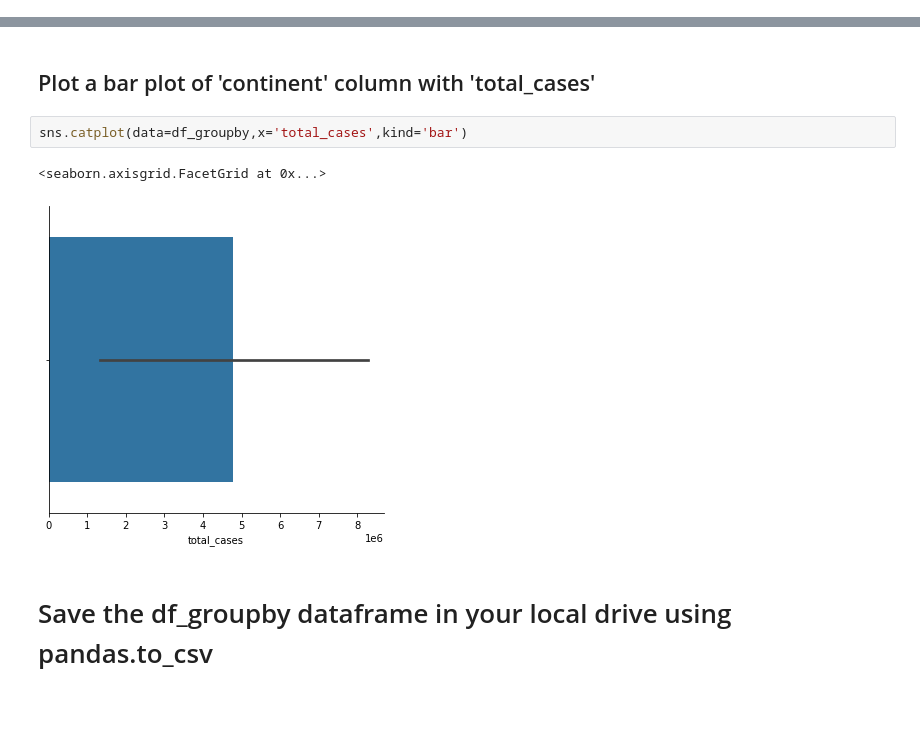
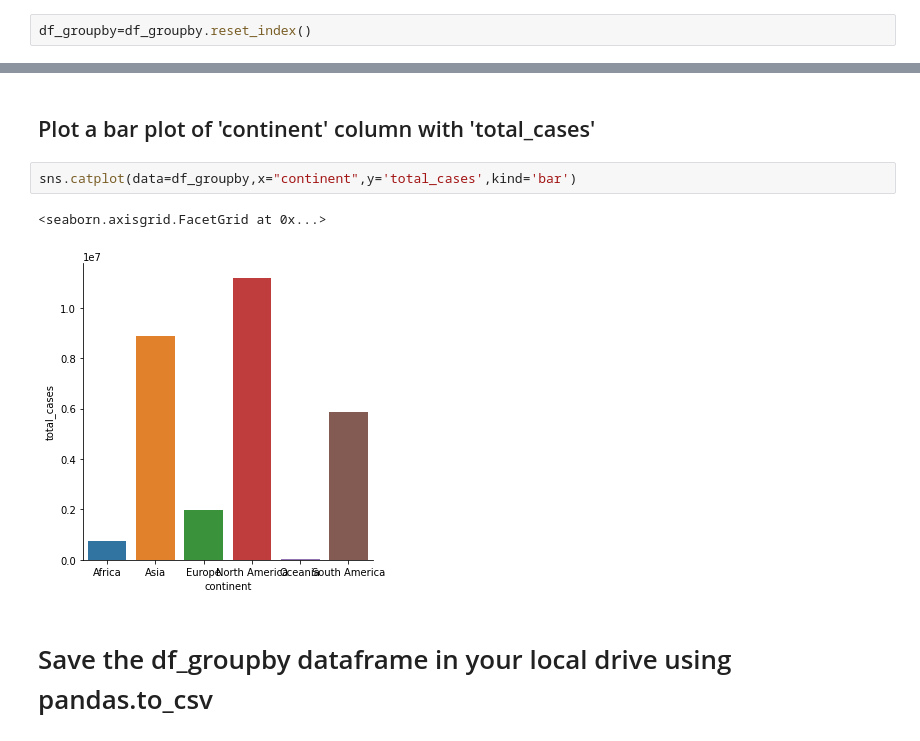
Before and after one commit to sarathprasadam/Data-Wrangling-assignment, a Jupyter notebook: assignment.ipynb, the cells around one changed output, grey strips where cells are left out. Cells and saved outputs as stored; diff of their text form; blank space fills up the shorter version.

```diff
--- a/assignment.ipynb
+++ b/assignment.ipynb
@@ -343,3 +343,5 @@ df_groupby
 | North America | United States Virgin Islands | 2020-12-11 | 11205486.0 | 247220.0 | 54225.446 | 0.926 | 12 | ... |
 | Oceania | Wallis and Futuna | 2020-12-11 | 27750.0 | 907.0 | 44648.710 | 0.939 | 12 | ... |
 | South America | Venezuela | 2020-12-11 | 5876464.0 | 166014.0 | 22767.037 | 0.843 | 12 | ... |
+# %%
+df_groupby=df_groupby.reset_index()
@@ -372,10 +384,10 @@ sns.pairplot(data=df_groupby)
 # %% [markdown]
 ## Plot a bar plot of 'continent' column with 'total_cases'
 # %%
-sns.catplot(data=df_groupby,x='total_cases',kind='bar')
+sns.catplot(data=df_groupby,x="continent",y='total_cases',kind='bar')
 # %% [output]
 <seaborn.axisgrid.FacetGrid at 0x...>
-[figure, old version]
+[figure, new version]
 # %% [markdown]
 # Save the df_groupby dataframe in your local drive using pandas.to_csv
 # %%
```
Also changed, not shown: parts of 1 cell of this notebook, 1 other file.
